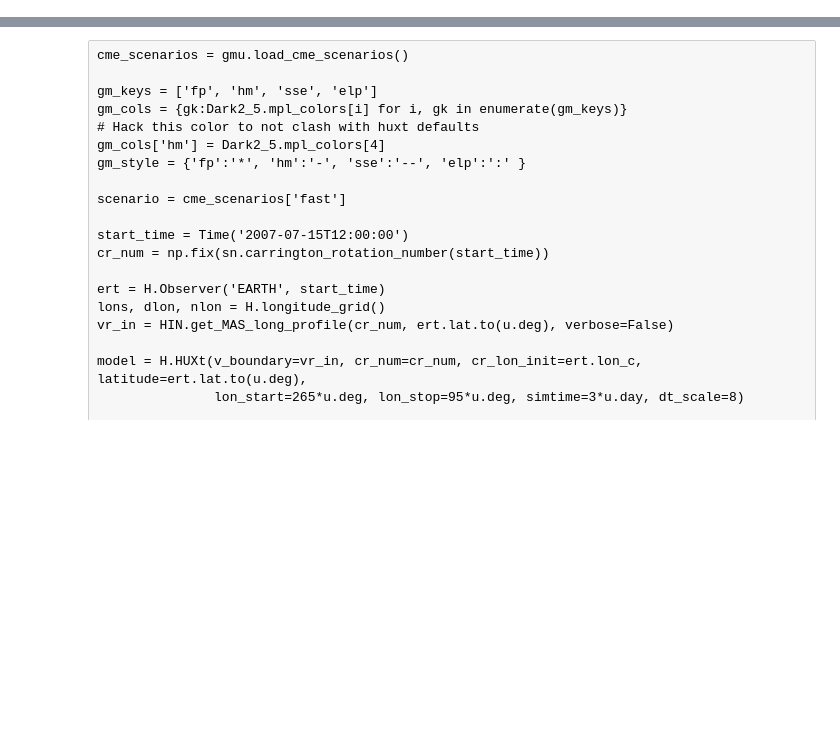
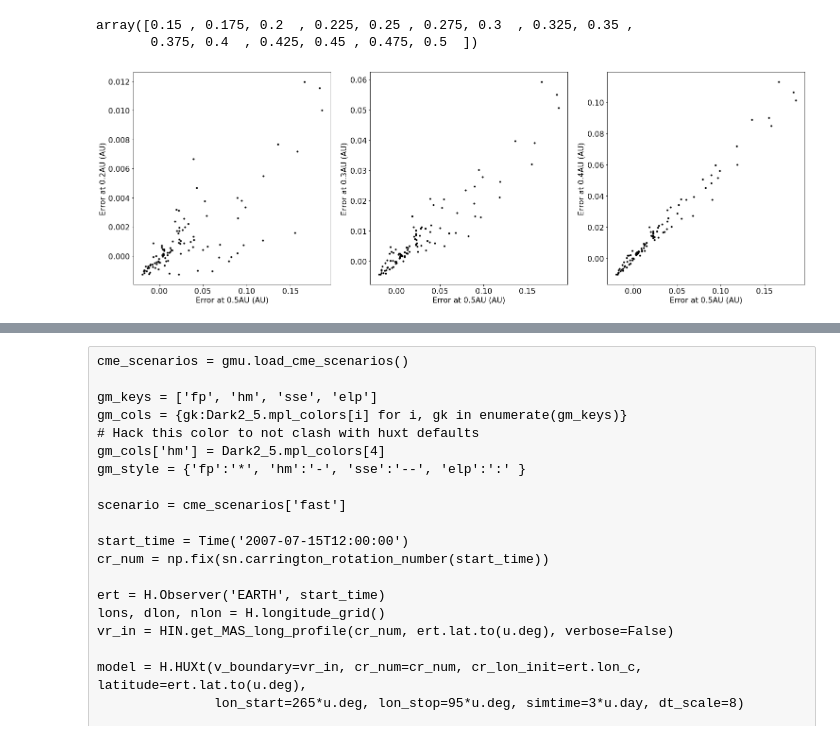
Before and after one commit to LukeBarnard/GeoModelUncertainty, a Jupyter notebook: code/GeoModelUncertainty_dev.ipynb, the cells around one changed output, grey strips where cells are left out. Saved outputs shown, nothing was run; the diff lists cells and outputs as text; code cells hidden in the pictures; blank space fills up the shorter version.

Commit message:
Updated figures for review

```diff
--- a/code/GeoModelUncertainty_dev.ipynb
+++ b/code/GeoModelUncertainty_dev.ipynb
@@ -23,0 +302,30 @@ import GeoModelUncertainty as gmu
+# %%
+r_out
+# %% [output]
+array([0.15 , 0.175, 0.2  , 0.225, 0.25 , 0.275, 0.3  , 0.325, 0.35 ,
+       0.375, 0.4  , 0.425, 0.45 , 0.475, 0.5  ])
+# %%
+
+fig, ax = plt.subplots(1, 3, figsize=(21,7))
+axr = ax.ravel()
+
+#corr = np.zeros((err_arr.shape[0]-1))
+for i in range(err_arr.shape[0]-1):
+    axr[i].plot(err_arr[-1,:], err_arr[i,:], 'k.')
+
+for a in axr:
+    a.set_xlabel('Error at 0.5AU (AU)')
+
+ax[0].set_ylabel('Error at 0.2AU (AU)')
+ax[1].set_ylabel('Error at 0.3AU (AU)')
+ax[2].set_ylabel('Error at 0.4AU (AU)')
+
+fig.subplots_adjust(left=0.05, bottom=0.1, right=0.99, top=0.99, wspace=0.2)
+
+proj_dirs = gmu.get_project_dirs()
+fig_name = "error_correlation.png".format(err_type)
+fig_path = os.path.join(proj_dirs['paper_figures'], fig_name)
+fig.savefig(fig_path, format='png')
+#plt.close('all')
+# %% [output]
+[figure, added]
```
Also changed, not shown: parts of 4 cells of this notebook, 1 other file.
